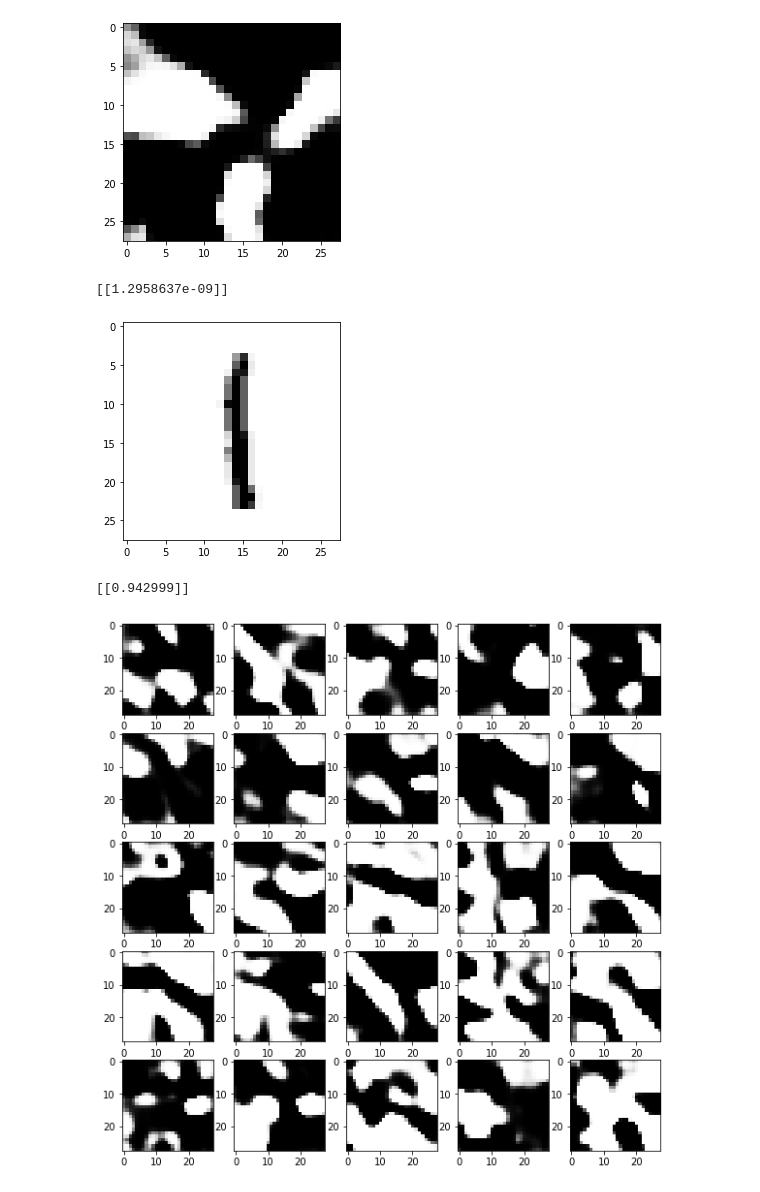
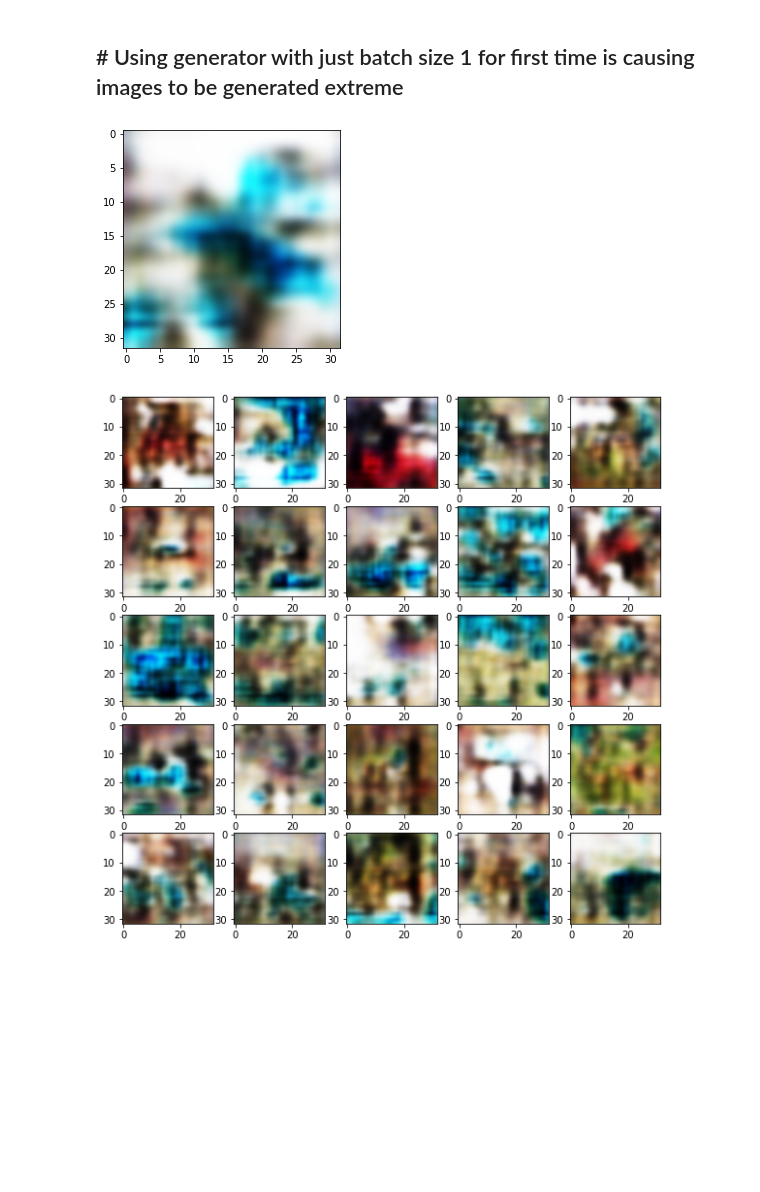
Before and after one commit to ShivamShrirao/GANs_from_scratch, a Jupyter notebook: DCGAN_cifar.ipynb, the cells around one changed output. Saved outputs shown, nothing was run; the diff lists cells and outputs as text; code cells hidden in the pictures; blank space fills up the shorter version.

```diff
--- a/DCGAN_cifar.ipynb
+++ b/DCGAN_cifar.ipynb
@@ -39,18 +28,18 @@ Seed: 299
 # %%
 def generator():
     model=Sequential()
-    model.add(dense(128*7*7,activation=functions.leakyRelu,input_shape=100))
-    model.add(reshape((7,7,128)))
+    model.add(dense(128*8*8,activation=functions.leakyRelu,input_shape=100))
+    model.add(reshape((8,8,128)))
     model.add(upsampling())
-    model.add(dropout(0.25))
-    model.add(conv2d(128,kernel_size=3,activation=functions.leakyRelu))
+#     model.add(dropout(0.25))
+    model.add(conv2d(64,kernel_size=3,activation=functions.leakyRelu))
     model.add(BatchNormalization())
     model.add(upsampling())
-    model.add(dropout(0.25))
-    model.add(conv2d(64,kernel_size=3,activation=functions.leakyRelu))
+#     model.add(dropout(0.25))
+    model.add(conv2d(32,kernel_size=3,activation=functions.leakyRelu))
     model.add(BatchNormalization())
-    model.add(dropout(0.2))
-    model.add(conv2d(1,kernel_size=3,activation=functions.tanh))
+#     model.add(dropout(0.2))
+    model.add(conv2d(3,kernel_size=3,activation=functions.tanh))
     return model
 g=generator()
 g.summary()
@@ -75,18 +64,16 @@ Non-trainable Params: 384
 # %%
 def discriminator():
     model=Sequential()
-    model.add(conv2d(32,kernel_size=3,activation=functions.leakyRelu,input_shape=(28,28,1)))
+    model.add(conv2d(32,kernel_size=3,activation=functions.leakyRelu,input_shape=(32,32,3)))
     model.add(max_pool())
     model.add(dropout(0.25))
     model.add(conv2d(64,kernel_size=3,activation=functions.leakyRelu))
     model.add(max_pool())
     model.add(BatchNormalization())
     model.add(dropout(0.25))
-    model.add(conv2d(128,kernel_size=3,activation=functions.leakyRelu))
-    model.add(BatchNormalization())
-    model.add(dropout(0.25))
     model.add(flatten())
     model.add(dense(256,activation=functions.leakyRelu))
+    model.add(dropout(0.25))
     model.add(dense(1,activation=functions.sigmoid))
     return model
 d=discriminator()
@@ -112,6 +99,13 @@ Non-trainable Params: 384
 # %%
-g.compile(optimizer=optimizers.adam,loss=functions.mean_squared_error,learning_rate=0.001)
-d.compile(optimizer=optimizers.adam,loss=functions.cross_entropy_with_logits,learning_rate=0.001)
+g.compile(optimizer=optimizers.adam,loss=functions.mean_squared_error,learning_rate=0.002)
+d.compile(optimizer=optimizers.adam,loss=functions.cross_entropy_with_logits,learning_rate=0.002)
+# %%
+def gen_sample():
+    noise=np.random.randn(1,100).astype(np.float32)
+    gen=g.predict(noise)
+    plt.imshow((gen[0]+1)/2,interpolation='bicubic')
+    plt.show()
+    print(d.predict(gen)[0])
 # %%
 def run():
     batch_size=64
@@ -161,24 +169,21 @@ Progress: 3.75 %     Dloss: 0.0025819865986704826     Sample time: 1.644s    _
+# %% [markdown]
+## # Using generator with just batch size 1 for first time is causing images to be generated extreme
 # %%
-noise=np.random.normal(-1,1,(1,100)).astype(np.float32)
+noise=np.random.randn(128,100).astype(np.float32)
 gen=g.predict(noise)
-plt.imshow(gen.reshape(28,28), cmap='Greys')
-plt.show()
-print(d.predict(gen))
+gen_sample()
 img=X_train[np.random.randint(low=0,high=X_train.shape[0],size=1)]
-plt.imshow(img.reshape(28,28), cmap='Greys')
+plt.imshow((img[0]+1)/2,interpolation='bicubic')
 plt.show()
 print(d.predict(img))
 # %% [output]
-[figure, old version]
+[figure, new version]
-[[1.2958637e-09]]
-[figure, removed]
-[[0.942999]]
 # %%
 fig, ax = plt.subplots(nrows=5,ncols=5,figsize=[10,10])
 fig.patch.set_facecolor('white')
-noise=np.random.normal(-1,1,(25,100)).astype(np.float32)
+noise=np.random.randn(25,100).astype(np.float32)
 gen=g.predict(noise)
 for i,axi in enumerate(ax.flat):
-    axi.imshow(gen[i].squeeze(), cmap='Greys')
+    axi.imshow((gen[i].squeeze()+1)/2,interpolation='bicubic')
 # %% [output]
-[figure, old version]
+[figure, new version]
```
Also changed, not shown: parts of 9 cells of this notebook, 1 other file.
